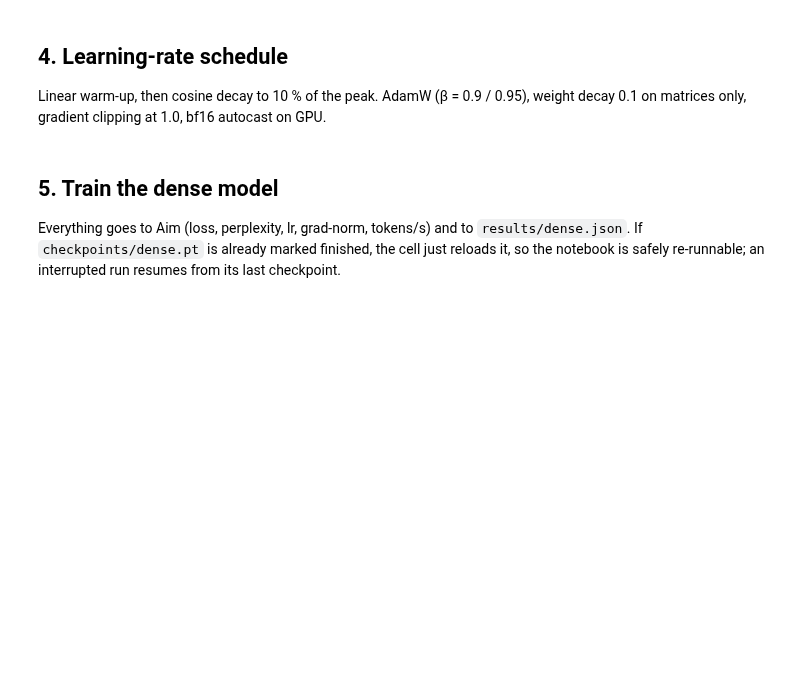
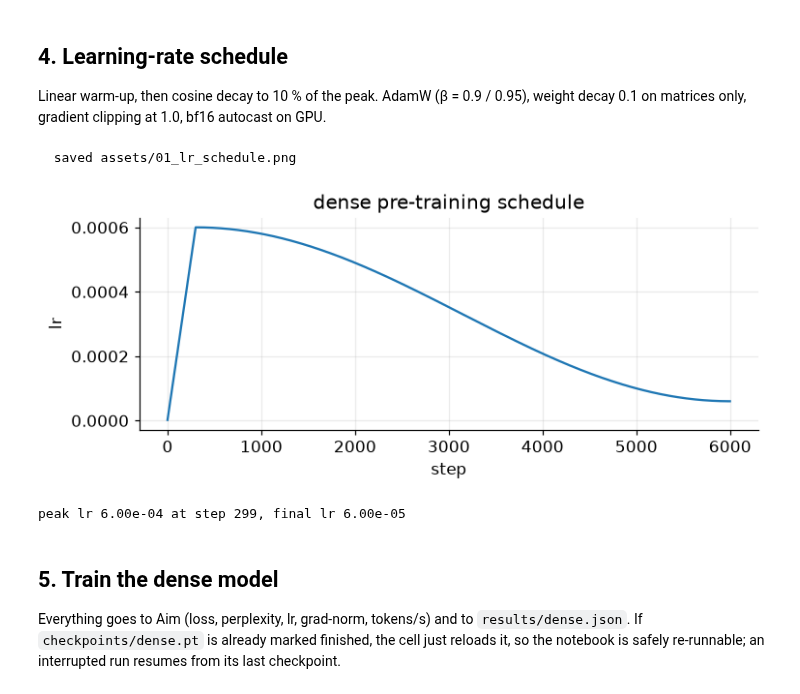
Before and after one commit to RaviNaik/ERA, a Jupyter notebook: v5/session14/moe_experiments/notebooks/01_dense_baseline.ipynb, the cells around one changed output. Saved outputs shown, nothing was run; the diff lists cells and outputs as text; code cells hidden in the pictures; blank space fills up the shorter version.

```diff
--- a/v5/session14/moe_experiments/notebooks/01_dense_baseline.ipynb
+++ b/v5/session14/moe_experiments/notebooks/01_dense_baseline.ipynb
@@ -149,11 +265,23 @@ if DEVICE == "cuda": torch.cuda.empty_cache()
 Linear warm-up, then cosine decay to 10 % of the peak. AdamW (β = 0.9 / 0.95), weight decay 0.1 on matrices only,
 gradient clipping at 1.0, bf16 autocast on GPU.
 # %%
-tc = train_config(X, "dense", "dense", X.dense_steps, X.dense_lr, X.dense_warmup, device=DEVICE)
+tc = train_config(
+    X, "dense", "dense", X.dense_steps, X.dense_lr, X.dense_warmup, device=DEVICE
+)
 lrs = [lr_at(s, tc) for s in range(tc.total_steps)]
-fig, ax = plt.subplots(figsize=(7, 3)); ax.plot(lrs); ax.set_xlabel("step"); ax.set_ylabel("lr")
-ax.set_title("dense pre-training schedule"); plt.tight_layout(); savefig(fig, "01_lr_schedule.png"); plt.show()
+fig, ax = plt.subplots(figsize=(7, 3))
+ax.plot(lrs)
+ax.set_xlabel("step")
+ax.set_ylabel("lr")
+ax.set_title("dense pre-training schedule")
+plt.tight_layout()
+savefig(fig, "01_lr_schedule.png")
+plt.show()
 print(f"peak lr {max(lrs):.2e} at step {int(np.argmax(lrs))}, final lr {lrs[-1]:.2e}")
+# %% [output]
+  saved assets/01_lr_schedule.png
+[figure, added]
+peak lr 6.00e-04 at step 299, final lr 6.00e-05
 # %% [markdown]
 ## 5. Train the dense model
 
```
Also changed, not shown: parts of 9 cells of this notebook, 25 other files.
